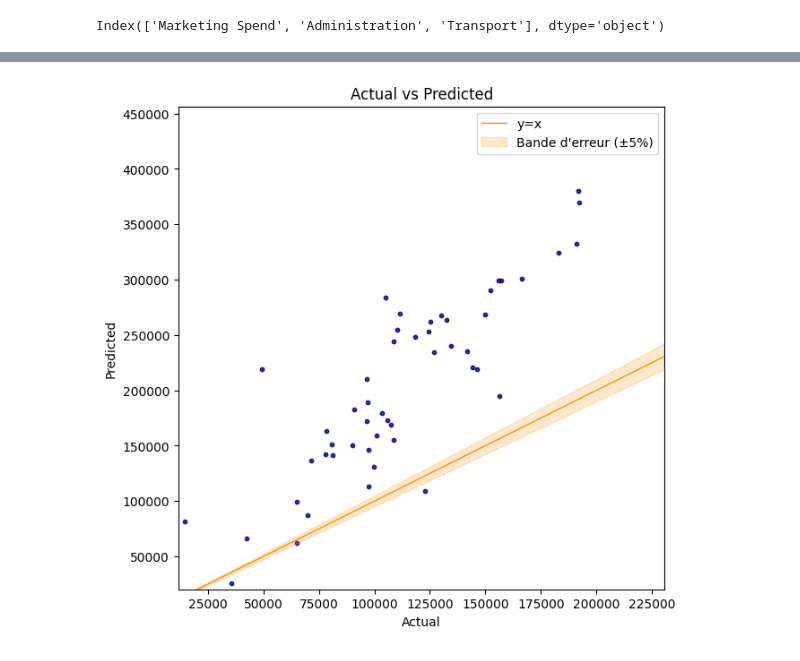
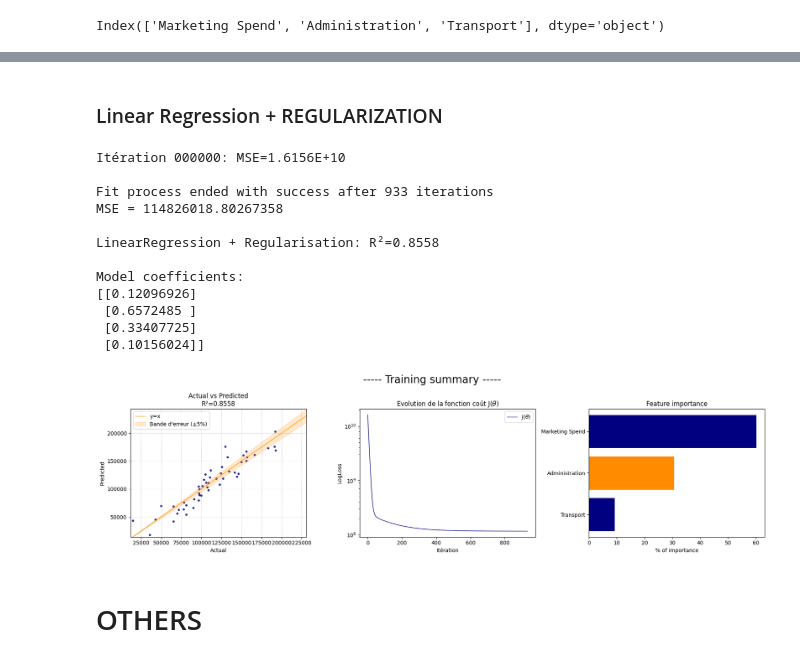
Before and after one commit to DataPyPeil/LinearRegressionClass, a Jupyter notebook: LinearRegression/example/Exploration.ipynb, the cells around one changed output, grey strips where cells are left out. Drawn from its saved outputs; the diff is of its cells as text; code cells hidden in the pictures.

```diff
--- a/LinearRegression/example/Exploration.ipynb
+++ b/LinearRegression/example/Exploration.ipynb
@@ -143,39 +134,35 @@ R-squared: -5.9102
-# %%
-model.plot_actualVSpredicted(y, y_pred)
-# %% [output]
-[figure, removed]
+# %% [markdown]
+### Linear Regression + REGULARIZATION
 # %%
-# %% TEST Class
-from pathlib import Path
-import pandas as pd
+model = LinearRegression(lr=1e-12, eps=1e-5)
+model.fit(X, y, regularization='RIDGE', penalty=5)
+y_pred = model.predict(X)
+print(f'LinearRegression + Regularisation: R²={model.score(y, y_pred):.4f}')
+print(f'\nModel coefficients:\n{model.best_params}')
 
-# data_path = Path.cwd()
-# df = pd.read_csv(data_path / 'LinearRegression/example/Company_data.csv')
-
-# # Remove columns
-# if 'Area' in df.columns:
-#     df = df.drop(['Area'], axis=1)
-
-# features = df.columns[:-1]
-# X, y = df[features].to_numpy(), df[['Profit']].to_numpy()
-# print(features)
-
-# # print(pd.DataFrame(X).head())
-
-# # LinearRegression CLASSIC
-# model = LinearRegression(lr=1e-12, eps=1e-5)
-# model.fit(X, y)
-# y_pred = model.predict(X)
-# print(f'R-squared without normalisati: {model.score(y, y_pred):.4f}')
-# model.plot_actualVSpredicted(y, y_pred)
-# model.plot()
-
-# # print(pd.DataFrame(X).head())
-
-# # LinearRegression + NORMALISATION
-# model = LinearRegression(lr=1e-12, eps=1e-15)
-# model.fit(X, y, standardize=True)
-# y_pred = model.predict(X)
-# print(f'R-squared after Normalisation: {model.score(y, y_pred):.4f}')
-# model.plot_actualVSpredicted(y, y_pred)
-# model.plot()
+plt.figure(figsize=(18,5))
+plt.suptitle('----- Training summary -----', fontsize=20)
+plt.subplot(1,3,1)
+model.plot_actualVSpredicted(y, y_pred)
+plt.subplot(1,3,2)
+model.plot()
+plt.subplot(1,3,3)
+model.featureimportance(names=feature_names)
+plt.tight_layout()
+plt.show()
+# %% [output]
+Itération 000000: MSE=1.6156E+10
+
+Fit process ended with success after 933 iterations
+MSE = 114826018.80267358
+
+LinearRegression + Regularisation: R²=0.8558
+
+Model coefficients:
+[[0.12096926]
+ [0.6572485 ]
+ [0.33407725]
+ [0.10156024]]
+[figure, added]
+# %% [markdown]
+# OTHERS
```
Also changed, not shown: parts of 19 cells of this notebook, 9 other files.
